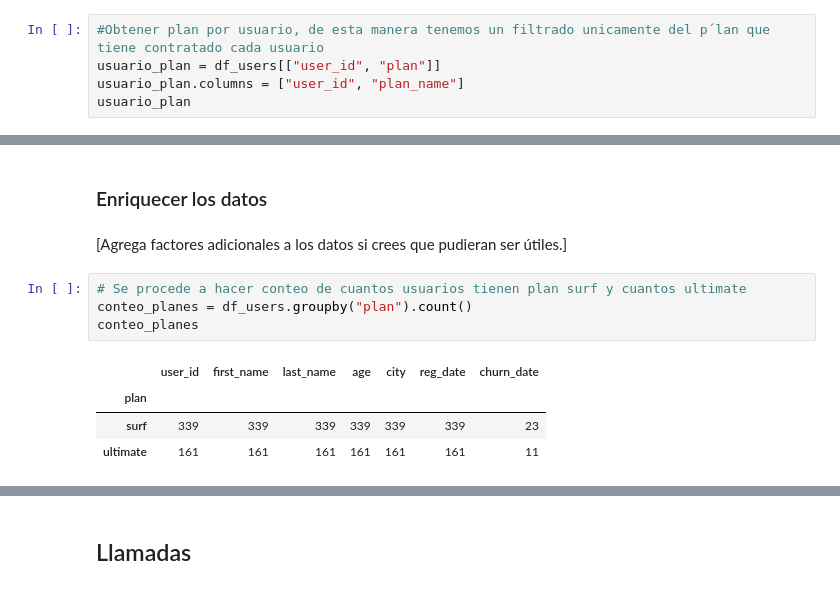
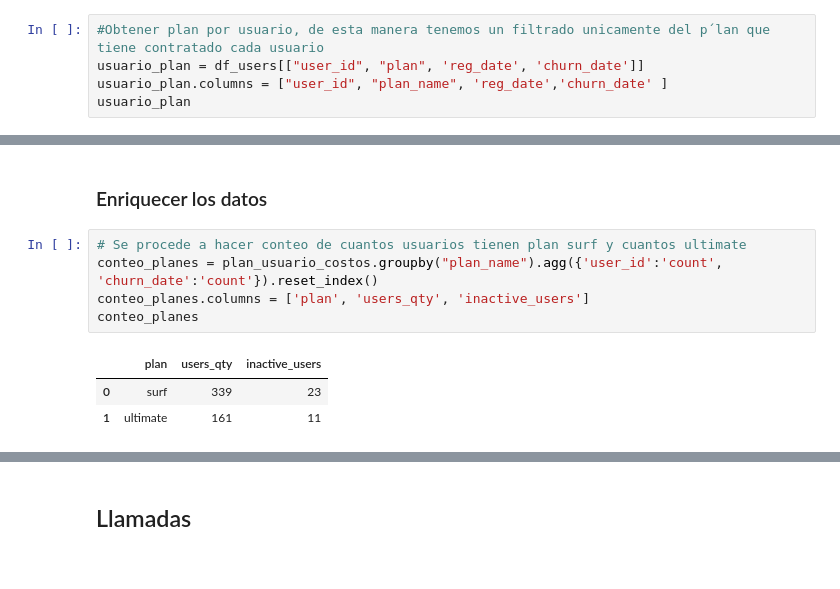
Before and after one commit to cristopherrexx-coder/Analisis-megaline, a Jupyter notebook: megaline_plans.ipynb, the cells around one changed output, grey strips where cells are left out. Saved outputs shown, nothing was run; the diff lists cells and outputs as text.

```diff
--- a/megaline_plans.ipynb
+++ b/megaline_plans.ipynb
@@ -162,6 +144,6 @@ print(df_users.sample(15))
 # %%
 #Obtener plan por usuario, de esta manera tenemos un filtrado unicamente del p´lan que tiene contratado cada usuario
-usuario_plan = df_users[["user_id", "plan"]]
-usuario_plan.columns = ["user_id", "plan_name"]
+usuario_plan = df_users[["user_id", "plan", 'reg_date', 'churn_date']]
+usuario_plan.columns = ["user_id", "plan_name", 'reg_date','churn_date' ]
 usuario_plan
 # %% [output]
@@ -244,14 +222,12 @@ dtypes: datetime64[ns](1), int64(2), object(5)
 memory usage: 31.4+ KB
 # %% [markdown]
 ### Enriquecer los datos
-# %% [markdown]
-[Agrega factores adicionales a los datos si crees que pudieran ser útiles.]
 # %%
 # Se procede a hacer conteo de cuantos usuarios tienen plan surf y cuantos ultimate
-conteo_planes = df_users.groupby("plan").count()
+conteo_planes = plan_usuario_costos.groupby("plan_name").agg({'user_id':'count', 'churn_date':'count'}).reset_index()
+conteo_planes.columns = ['plan', 'users_qty', 'inactive_users']
 conteo_planes
 # %% [output]
-|  | user_id | first_name | last_name | age | city | reg_date | churn_date |
-| plan |  |  |  |  |  |  |  |
-| surf | 339 | 339 | 339 | 339 | 339 | 339 | 23 |
-| ultimate | 161 | 161 | 161 | 161 | 161 | 161 | 11 |
+|  | plan | users_qty | inactive_users |
+| 0 | surf | 339 | 23 |
+| 1 | ultimate | 161 | 11 |
```
Also changed, not shown: parts of 84 cells of this notebook.
